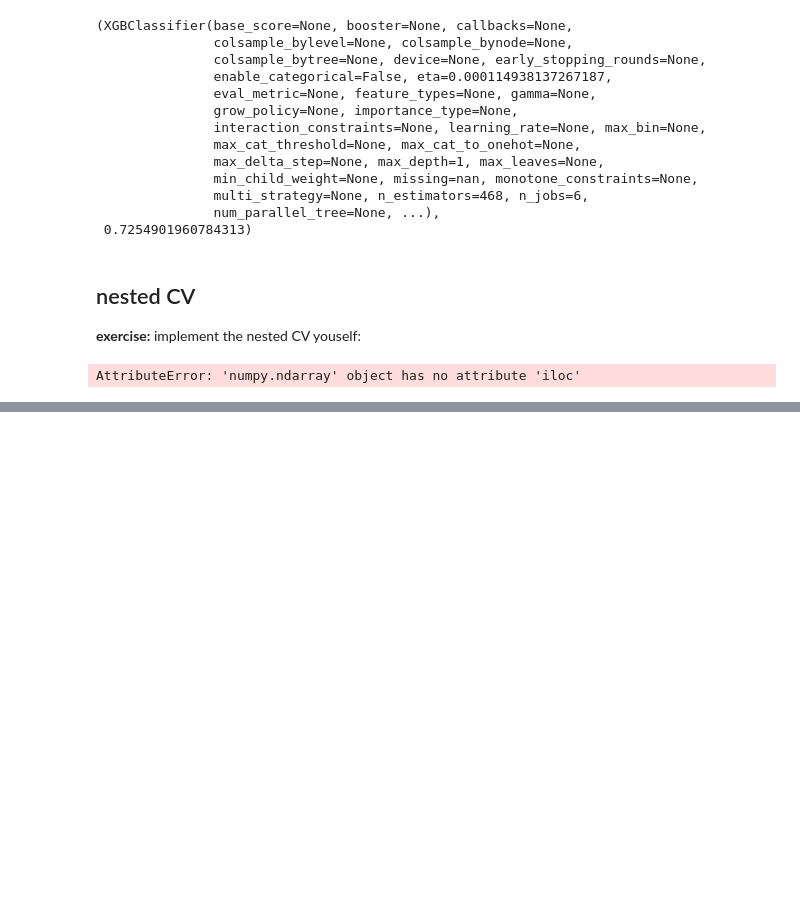
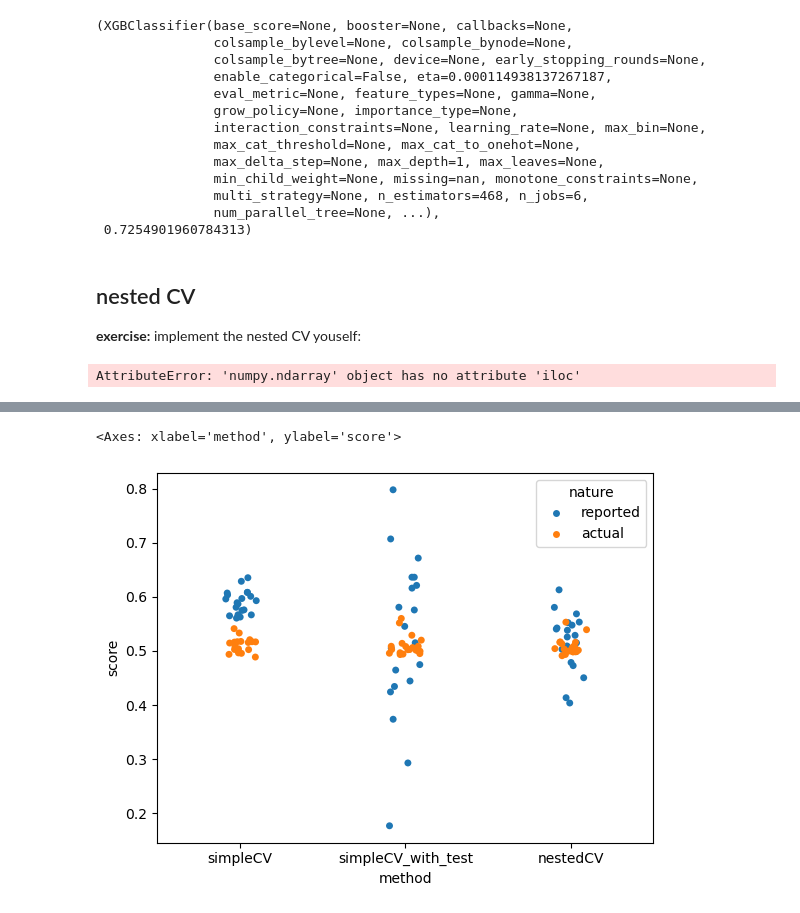
Before and after one commit to sib-swiss/intermediate-machine-learning-training, a Jupyter notebook: notebooks/04_nestedCV.ipynb, the cells around one changed output, grey strips where cells are left out. Saved outputs shown, nothing was run; the diff lists cells and outputs as text; code cells hidden in the pictures; blank space fills up the shorter version.

Commit message:
added nested CV experiment

```diff
--- a/notebooks/04_nestedCV.ipynb
+++ b/notebooks/04_nestedCV.ipynb
@@ -232,0 +241,37 @@ score , roc_auc_score( y_external , model.predict_proba( X_external )[:,1] )
+# %%
+simpleCV_reported = []
+simpleCV_actual   = []
+
+for i in range(N):
+    model , score = simpleCV( X[:100,:],y[:100] )
+
+    simpleCV_reported.append( score )
+    simpleCV_actual.append( roc_auc_score( y_external , model.predict_proba( X_external )[:,1] )  )
+# %%
+simpleCV_with_test_reported = []
+simpleCV_with_test_actual   = []
+
+for i in range(N):
+
+    model , score = simpleCV_with_test( X[:100,:],y[:100] )
+    simpleCV_with_test_reported.append( score )
+    simpleCV_with_test_actual.append( roc_auc_score( y_external , model.predict_proba( X_external )[:,1] ) )
+# %%
+nestedCV_reported = []
+nestedCV_actual   = []
+
+for i in range(N):
+
+    model , score = nestedCV( X[:100,:],y[:100] )
+    nestedCV_reported.append(score)
+    nestedCV_actual.append( roc_auc_score( y_external , model.predict_proba( X_external )[:,1] ) )
+# %%
+df = pd.DataFrame({'score': simpleCV_reported + simpleCV_with_test_reported + nestedCV_reported + simpleCV_actual + simpleCV_with_test_actual + nestedCV_actual ,
+'method' : len( simpleCV_reported) * ['simpleCV'] + len(simpleCV_with_test_reported) * ['simpleCV_with_test'] + len(nestedCV_reported) * ['nestedCV'] + len( simpleCV_actual) * ['simpleCV'] + len(simpleCV_with_test_actual) * ['simpleCV_with_test'] + len(nestedCV_actual) * ['nestedCV'],
+'nature': len( simpleCV_reported + simpleCV_with_test_reported + nestedCV_reported ) * ['reported'] + len( simpleCV_actual + simpleCV_with_test_actual + nestedCV_actual) * ['actual'] } )
+# %%
+import seaborn as sns
+sns.stripplot(df , x = 'method' , y='score' , hue='nature')
+# %% [output]
+<Axes: xlabel='method', ylabel='score'>
+[figure, added]
```
Also changed, not shown: parts of 7 cells of this notebook, 3 other files.
